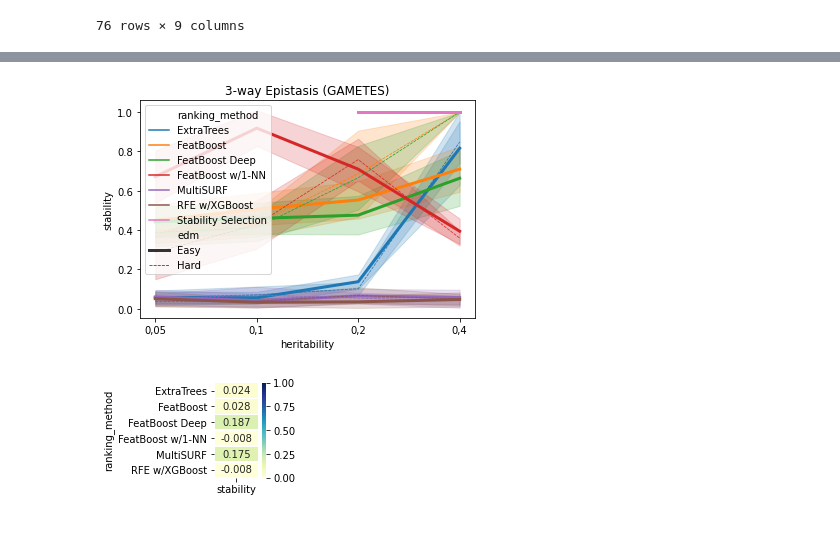
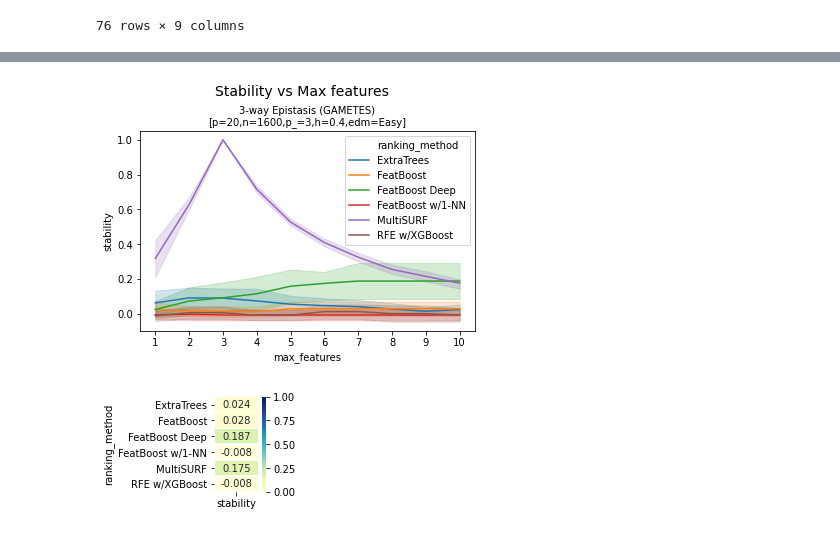
Before and after one commit to dunnkers/feature-selection, a Jupyter notebook: analysis/benchmark-20200524/stability-analysis.ipynb, the cells around one changed output, grey strips where cells are left out. Cells and saved outputs as stored; diff of their text form; code cells hidden in the pictures.

```diff
--- a/analysis/benchmark-20200524/stability-analysis.ipynb
+++ b/analysis/benchmark-20200524/stability-analysis.ipynb
@@ -55,7 +57,7 @@ def split_cols(row):
 
 s = time.time()
 stabdata_ = bindata\
-    .groupby(['description', 'ranking_method'])\
+    .groupby(['description', 'ranking_method', 'max_features'])\
     .agg({ 'binary_subset': compute_stability })\
     .apply(split_cols, axis=1)\
     .explode('stability')\
@@ -166,11 +161,17 @@ g = sns.heatmap(rectangular,\
 # %%
-sns.lineplot(data=stabdata[stabdata['name'] == '1 Main Effect'],
-    x='heritability', y='stability', style='edm',
-    hue='ranking_method', size='edm')
-plt.title('3-way Epistasis (GAMETES)')
+sns.lineplot(data=stabdata[stabdata['name'] == '3-way Epistasis (GAMETES)'],
+    x='max_features', y='stability', #style='ranking_method',
+    hue='ranking_method', #size='edm'
+    # err_style=None,
+    # markers=True
+    )
+plt.xticks(np.arange(1, 10+1, 1.0))
+plt.suptitle('Stability vs Max features', size=14)
+plt.subplots_adjust(top=.82)
+plt.title("3-way Epistasis (GAMETES)\n[p=20,n=1600,p_=3,h=0.4,edm=Easy]", size=10)
 plt.show()
 # %% [output]
-[figure, old version]
+[figure, new version]
 # %%
 rectangular = pd.pivot_table(stabdata[stabdata['name'] == '3-way Epistasis (GAMETES)'],\
     values='stability',\
```
Also changed, not shown: parts of 5 cells of this notebook, 3 other files.
